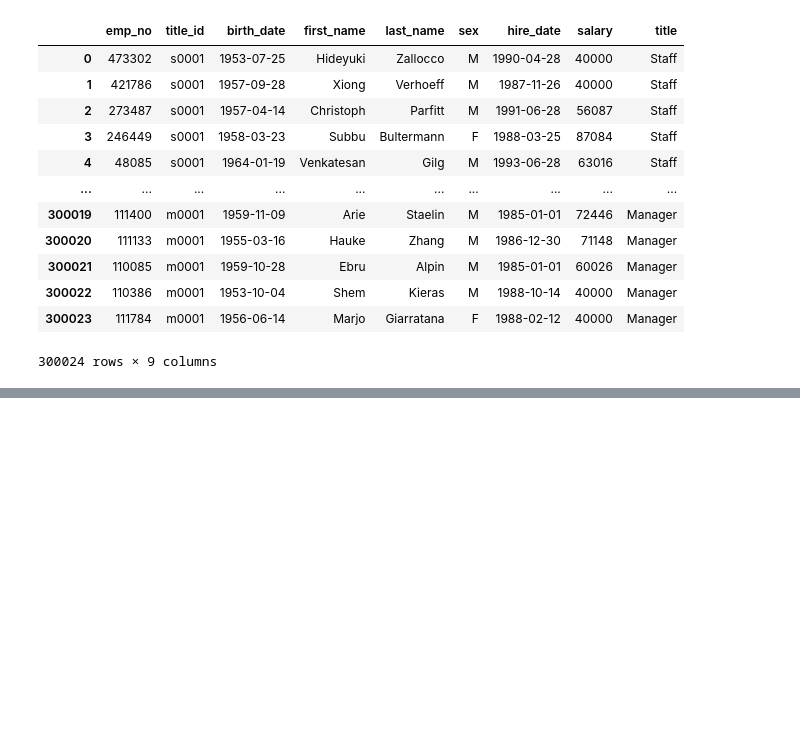
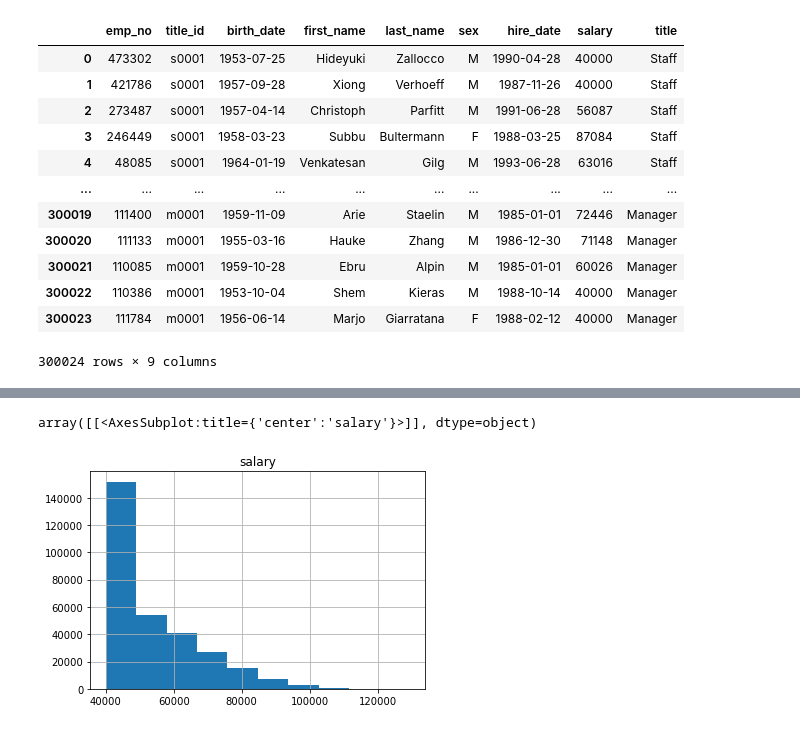
Before and after one commit to eddyannobil/sql-challenge, a Jupyter notebook: SQL.ipynb, the cells around one changed output, grey strips where cells are left out. Cells and saved outputs as stored; diff of their text form; code cells hidden in the pictures; blank space fills up the shorter version.

Commit message:
Create visualizations

```diff
--- a/SQL.ipynb
+++ b/SQL.ipynb
@@ -149,3 +149,7 @@ title_salaries
 | 300022 | 110386 | m0001 | 1953-10-04 | Shem | Kieras | M | 1988-10-14 | 40000 | Manager |
 | 300023 | 111784 | m0001 | 1956-06-14 | Marjo | Giarratana | F | 1988-02-12 | 40000 | Manager |
 300024 rows × 9 columns
+# %%
+# Creating Dataframe with emp_no, title and salary
+title_salaries = title_salaries[['emp_no', 'title', 'salary']]
+title_salaries
@@ -151,0 +170,6 @@ title_salaries
+# %%
+# Create a histogram to visualize the most common salary ranges for employees
+title_salaries.hist(column='salary')
+# %% [output]
+array([[<AxesSubplot:title={'center':'salary'}>]], dtype=object)
+[figure, added]
```
Also changed, not shown: parts of 3 cells of this notebook.
